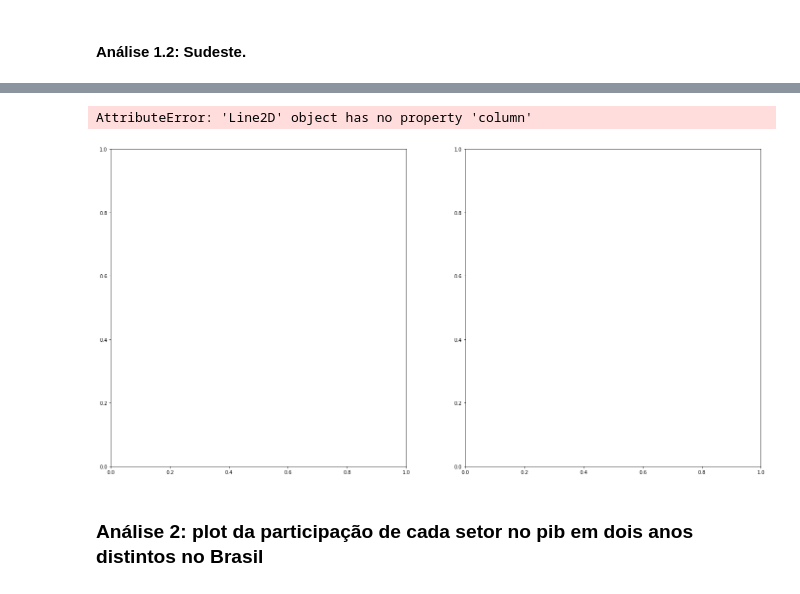
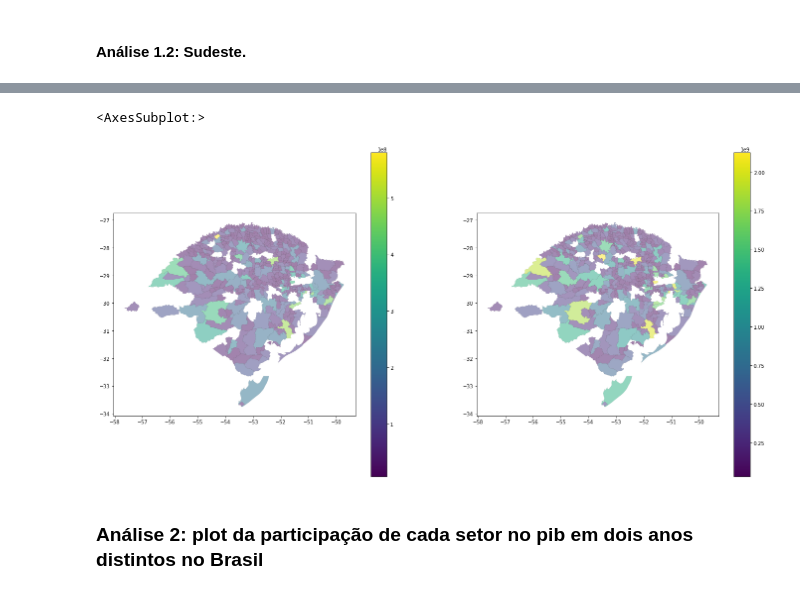
Before and after one commit to juanbelieni/fgv-bd-a2, a Jupyter notebook: trabalho.ipynb, the cells around one changed output, grey strips where cells are left out. Saved outputs shown, nothing was run; the diff lists cells and outputs as text; code cells hidden in the pictures.

```diff
--- a/trabalho.ipynb
+++ b/trabalho.ipynb
@@ -130,10 +130,11 @@ from pib
 inner join cities
 on pib.id_municipio = cities.id
 where ano in (2002, 2018)
+and state_code = 'RS'
 and id_municipio in (
 select id_municipio
 from pib
-where state_code = 'SP'
+where ano in (2002, 2018)
 group by id_municipio
 having count(*) = 2
 )
@@ -141,15 +142,8 @@ having count(*) = 2
 # Executando a query com o Pandas
 df1 = pd.read_sql(query, cnx)
 
-df1 = df1_2[df1_2['ano'] == 2002]
-pib = df1['pib']
+# Convertendo o DataFrame para um GeoDataFrame
+df1['geom'] = gpd.GeoSeries.from_wkt(df1['geom'])
+df1 = gpd.GeoDataFrame(df1, geometry='geom')
 
-df1 = df1[df1['ano'] == 2018]
-pib = df1['pib']
-
-# Convertendo o DataFrame para um GeoDataFrame
-df1 = df1[df1['ano'] == 2002]
-pib = df1['pib']
-
-df1 = df1[df1['ano'] == 2018]
-pib = df1['pib']
+df1.head()
@@ -156,28 +157,32 @@ pib = df1['pib']
 # %%
+df1_2002 = df1[df1['ano'] == 2002]
+
+df1_2018 = df1[df1['ano'] == 2018]
+
 # Plotando 2 mapas com a maior setor em cada ano
 fig, ax = plt.subplots(1, 2, figsize=(24, 12))
 
-df1_2.plot(
+df1_2002.plot(
 
     column='pib',
     legend=True,
     ax=ax[0],
     edgecolor='black',
     linewidth=0.1,
     alpha=0.5
 )
 
-df1_2.plot(
+df1_2018.plot(
     column='pib',
     legend=True,
     ax=ax[1],
     edgecolor='black',
     linewidth=0.1,
     alpha=0.5
 )
 # %% [output]
-AttributeError: 'Line2D' object has no property 'column'
+<AxesSubplot:>
-[figure, old version]
+[figure, new version]
 # %% [markdown]
 ### Análise 2: plot da participação de cada setor no pib em dois anos distintos no Brasil
 # %%
```
Also changed, not shown: parts of 5 cells of this notebook.
